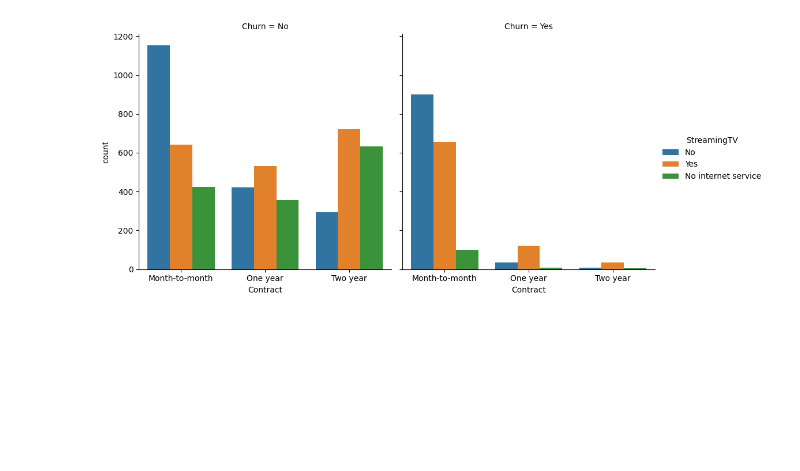
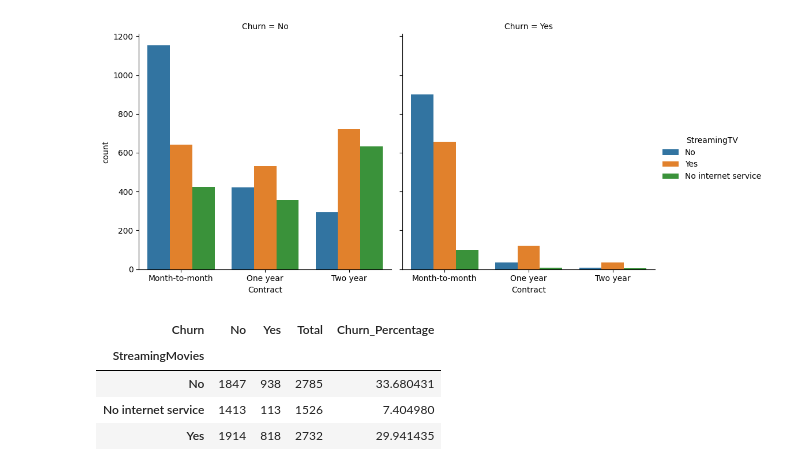
Before and after one commit to stanleyotieno1/Data-analysis-assignment, a Jupyter notebook: Jupyter-files/churn.ipynb, the cells around one changed output. Cells and saved outputs as stored; diff of their text form; code cells hidden in the pictures; blank space fills up the shorter version.

```diff
--- a/Jupyter-files/churn.ipynb
+++ b/Jupyter-files/churn.ipynb
@@ -252,3 +252,15 @@ plt.show()
 # %% [output]
 <Figure size 1000x600 with 0 Axes>
 [figure]
+# %%
+# Crosstab for churn
+churn_movies = pd.crosstab(customer_df['StreamingMovies'], customer_df['Churn'])
+churn_movies['Total'] = churn_movies.sum(axis=1)
+churn_movies['Churn_Percentage'] = (churn_movies['Yes'] / churn_movies['Total']) * 100
+churn_movies
+# %% [output]
+| Churn | No | Yes | Total | Churn_Percentage |
+| StreamingMovies |  |  |  |  |
+| No | 1847 | 938 | 2785 | 33.680431 |
+| No internet service | 1413 | 113 | 1526 | 7.404980 |
+| Yes | 1914 | 818 | 2732 | 29.941435 |
```
Also changed, not shown: parts of 2 cells of this notebook.
